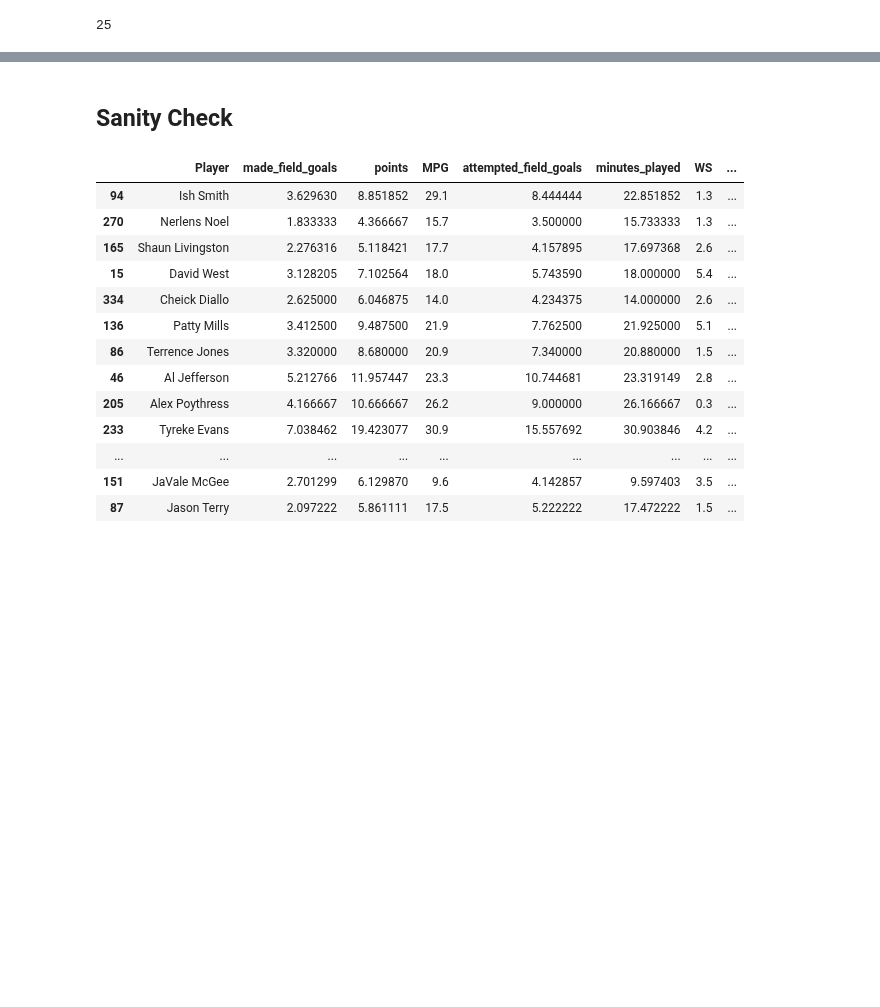
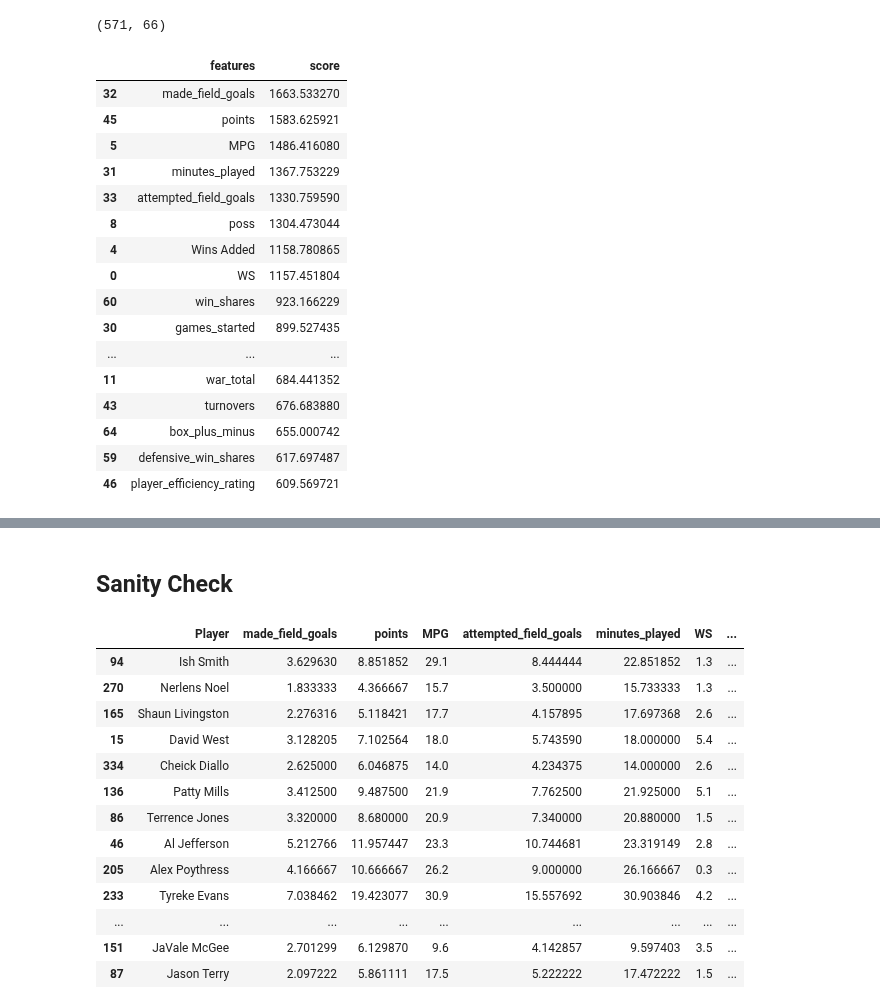
Before and after one commit to ZachLiu519/nba-model, a Jupyter notebook: spring21_models/gbdt_model.ipynb, the cells around one changed output, grey strips where cells are left out. Drawn from its saved outputs; the diff is of its cells as text; code cells hidden in the pictures; blank space fills up the shorter version.

```diff
--- a/spring21_models/gbdt_model.ipynb
+++ b/spring21_models/gbdt_model.ipynb
@@ -30,19 +32,39 @@ smote_data = smogn.smoter(data = both,
 sm = smote_data.sample(frac=1) ## make sure to shuffle the rows otherwise the cross validation will be scuffed
 y = sm[['cap_space_usage']]
 X = sm.drop(columns=['cap_space_usage'])
+# %%
+X.shape
+# %% [output]
+(571, 66)
 # %%
 from sklearn.feature_selection import SelectKBest, f_regression
 select = SelectKBest(f_regression, k=20)
 
 best_features = select.fit_transform(X, y)
 feature_scores = pd.concat([pd.Series(X.columns), pd.Series(select.scores_)], axis=1)
 feature_scores.columns = ["features", "score"]
-features = list(feature_scores.sort_values(by=["score"], ascending=False).head(25)['features'])
+features = list(feature_scores.sort_values(by=["score"], ascending=False).head(20)['features'])
 
 X = X[features]
-print(len(X.columns.values))
+feature_scores.sort_values(by=["score"], ascending=False).head(20)
 # %% [output]
-25
+|  | features | score |
+| 32 | made_field_goals | 1663.533270 |
+| 45 | points | 1583.625921 |
+| 5 | MPG | 1486.416080 |
+| 31 | minutes_played | 1367.753229 |
+| 33 | attempted_field_goals | 1330.759590 |
+| 8 | poss | 1304.473044 |
+| 4 | Wins Added | 1158.780865 |
+| 0 | WS | 1157.451804 |
+| 60 | win_shares | 923.166229 |
+| 30 | games_started | 899.527435 |
+| ... | ... | ... |
+| 11 | war_total | 684.441352 |
+| 43 | turnovers | 676.683880 |
+| 64 | box_plus_minus | 655.000742 |
+| 59 | defensive_win_shares | 617.697487 |
+| 46 | player_efficiency_rating | 609.569721 |
 # %%
 X_train, X_val, y_train, y_val = train_test_split(X, y, test_size=0.15, random_state=77)
 # %%
```
Also changed, not shown: parts of 10 cells of this notebook.
